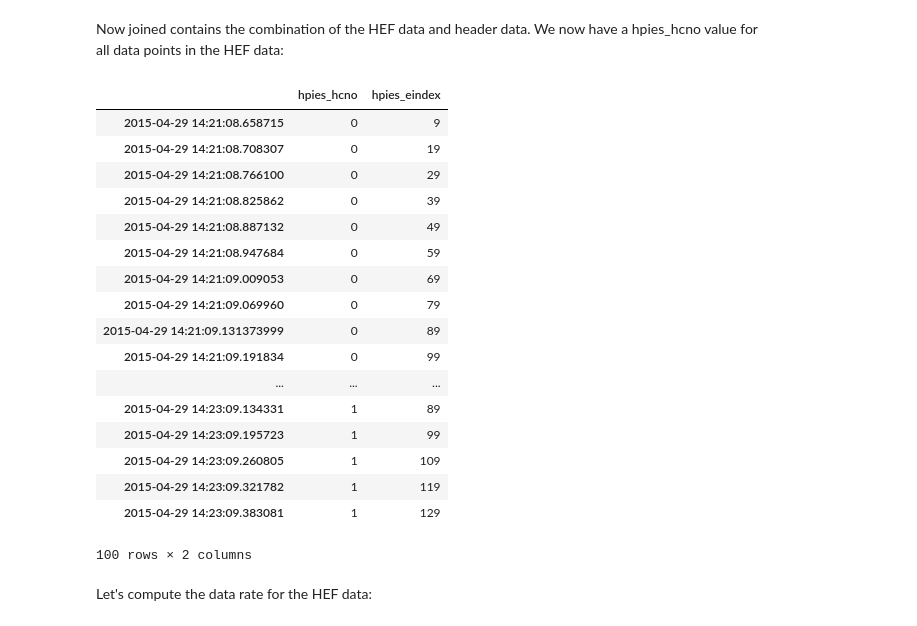
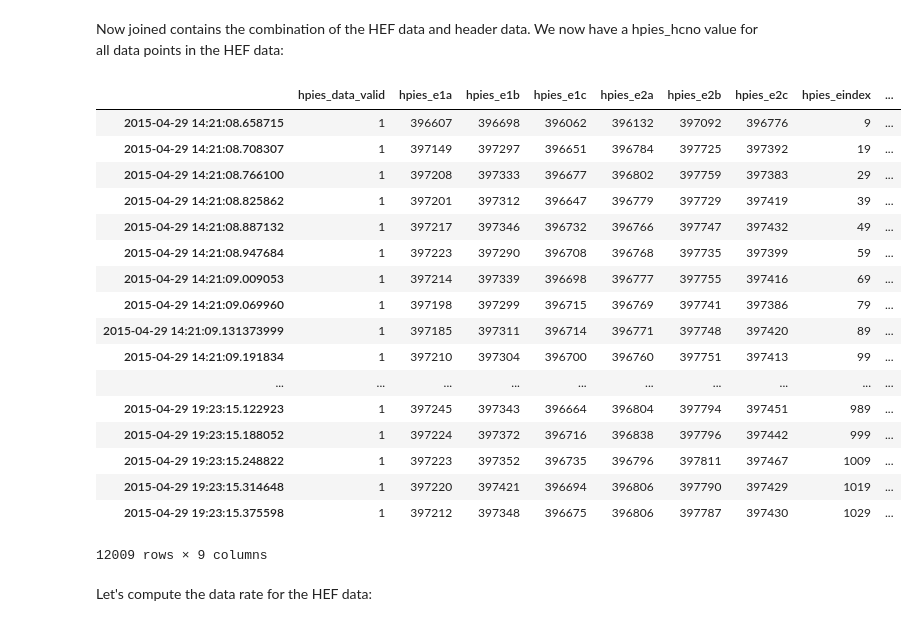
Before and after one commit to petercable/hpies_analysis, a Jupyter notebook: HPIES data analysis.ipynb, the cells around one changed output. Cells and saved outputs as stored; diff of their text form; code cells hidden in the pictures.

```diff
--- a/HPIES data analysis.ipynb
+++ b/HPIES data analysis.ipynb
@@ -53,27 +53,27 @@ len(joined)
 12009
 # %% [markdown]
 Now joined contains the combination of the HEF data and header data. We now have a hpies_hcno value for all data points in the HEF data:
-# %%
-joined.head(100)[['hpies_hcno', 'hpies_eindex']]
-# %% [output]
-|  | hpies_hcno | hpies_eindex |
-| 2015-04-29 14:21:08.658715 | 0 | 9 |
-| 2015-04-29 14:21:08.708307 | 0 | 19 |
-| 2015-04-29 14:21:08.766100 | 0 | 29 |
-| 2015-04-29 14:21:08.825862 | 0 | 39 |
-| 2015-04-29 14:21:08.887132 | 0 | 49 |
-| 2015-04-29 14:21:08.947684 | 0 | 59 |
-| 2015-04-29 14:21:09.009053 | 0 | 69 |
-| 2015-04-29 14:21:09.069960 | 0 | 79 |
-| 2015-04-29 14:21:09.131373999 | 0 | 89 |
-| 2015-04-29 14:21:09.191834 | 0 | 99 |
-| ... | ... | ... |
-| 2015-04-29 14:23:09.134331 | 1 | 89 |
-| 2015-04-29 14:23:09.195723 | 1 | 99 |
-| 2015-04-29 14:23:09.260805 | 1 | 109 |
-| 2015-04-29 14:23:09.321782 | 1 | 119 |
-| 2015-04-29 14:23:09.383081 | 1 | 129 |
-100 rows × 2 columns
+# %%
+joined[hef_df.columns.values.tolist() + ['hpies_hcno']]
+# %% [output]
+|  | hpies_data_valid | hpies_e1a | hpies_e1b | hpies_e1c | hpies_e2a | hpies_e2b | hpies_e2c | hpies_eindex | ... |
+| 2015-04-29 14:21:08.658715 | 1 | 396607 | 396698 | 396062 | 396132 | 397092 | 396776 | 9 | ... |
+| 2015-04-29 14:21:08.708307 | 1 | 397149 | 397297 | 396651 | 396784 | 397725 | 397392 | 19 | ... |
+| 2015-04-29 14:21:08.766100 | 1 | 397208 | 397333 | 396677 | 396802 | 397759 | 397383 | 29 | ... |
+| 2015-04-29 14:21:08.825862 | 1 | 397201 | 397312 | 396647 | 396779 | 397729 | 397419 | 39 | ... |
+| 2015-04-29 14:21:08.887132 | 1 | 397217 | 397346 | 396732 | 396766 | 397747 | 397432 | 49 | ... |
+| 2015-04-29 14:21:08.947684 | 1 | 397223 | 397290 | 396708 | 396768 | 397735 | 397399 | 59 | ... |
+| 2015-04-29 14:21:09.009053 | 1 | 397214 | 397339 | 396698 | 396777 | 397755 | 397416 | 69 | ... |
+| 2015-04-29 14:21:09.069960 | 1 | 397198 | 397299 | 396715 | 396769 | 397741 | 397386 | 79 | ... |
+| 2015-04-29 14:21:09.131373999 | 1 | 397185 | 397311 | 396714 | 396771 | 397748 | 397420 | 89 | ... |
+| 2015-04-29 14:21:09.191834 | 1 | 397210 | 397304 | 396700 | 396760 | 397751 | 397413 | 99 | ... |
+| ... | ... | ... | ... | ... | ... | ... | ... | ... | ... |
+| 2015-04-29 19:23:15.122923 | 1 | 397245 | 397343 | 396664 | 396804 | 397794 | 397451 | 989 | ... |
+| 2015-04-29 19:23:15.188052 | 1 | 397224 | 397372 | 396716 | 396838 | 397796 | 397442 | 999 | ... |
+| 2015-04-29 19:23:15.248822 | 1 | 397223 | 397352 | 396735 | 396796 | 397811 | 397467 | 1009 | ... |
+| 2015-04-29 19:23:15.314648 | 1 | 397220 | 397421 | 396694 | 396806 | 397790 | 397429 | 1019 | ... |
+| 2015-04-29 19:23:15.375598 | 1 | 397212 | 397348 | 396675 | 396806 | 397787 | 397430 | 1029 | ... |
+12009 rows × 9 columns
 # %% [markdown]
 Let's compute the data rate for the HEF data:
 # %%
```
